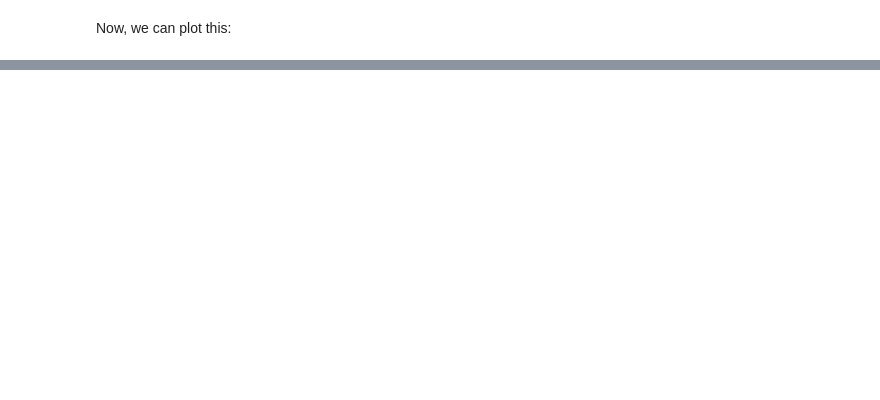
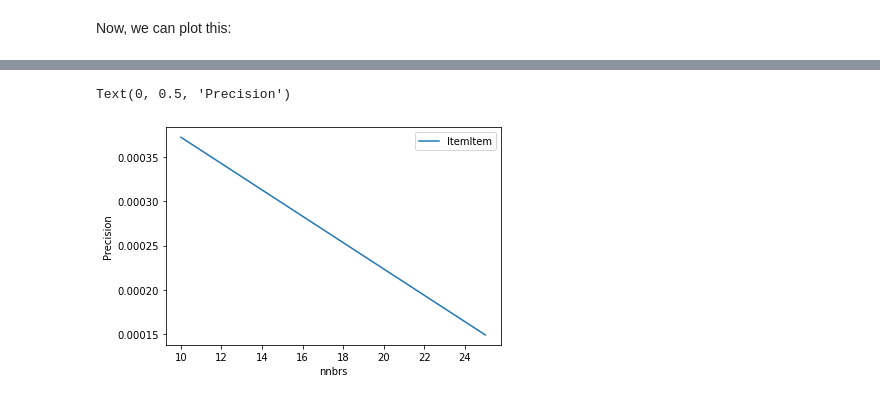
Before and after one commit to jacobmunson/lenskit_confidence, a Jupyter notebook: examples/MultiEval_NeighborhoodEval.ipynb, the cells around one changed output, grey strips where cells are left out. Cells and saved outputs as stored; diff of their text form; code cells hidden in the pictures; blank space fills up the shorter version.

```diff
--- a/examples/MultiEval_NeighborhoodEval.ipynb
+++ b/examples/MultiEval_NeighborhoodEval.ipynb
@@ -219,0 +235,13 @@ Text(0, 0.5, 'nDCG')
+# %%
+### FOR NEIGHBORHOOD-BASED METHODS ONLY ###
+mf_scores = ndcg.groupby(['AlgoClass', 'nnbrs'])['precision'].mean().reset_index()
+#pop_score = ndcg[ndcg['AlgoClass'] == 'Popular']['ndcg'].mean()
+#plt.axhline(pop_score, color='grey', linestyle='--', label='Popular')
+for algo, data in mf_scores.groupby('AlgoClass'):
+    plt.plot(data['nnbrs'], data['precision'], label=algo)
+plt.legend()
+plt.xlabel('nnbrs')
+plt.ylabel('Precision')
+# %% [output]
+Text(0, 0.5, 'Precision')
+[figure, added]
```
Also changed, not shown: parts of 19 cells of this notebook.
